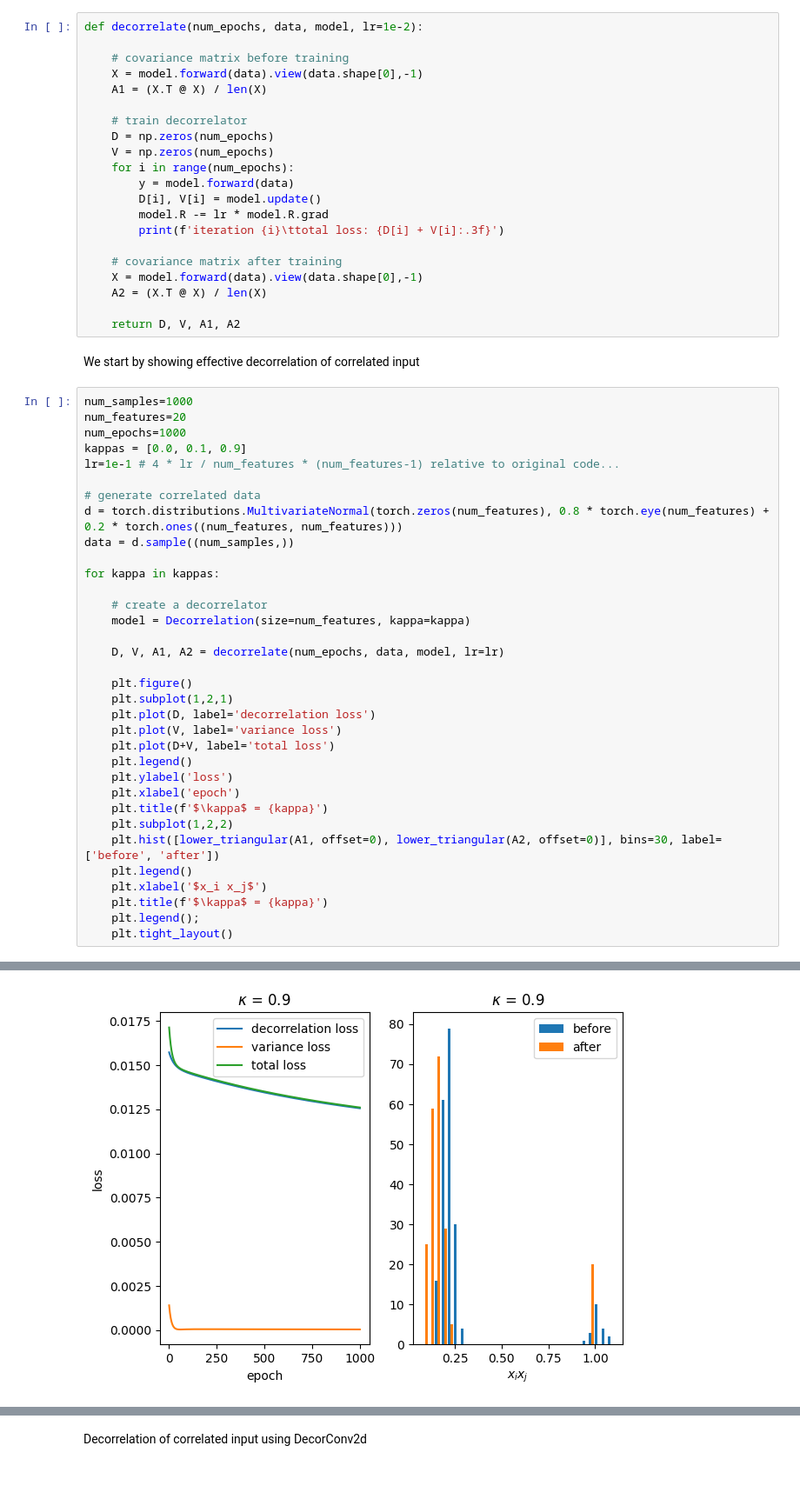
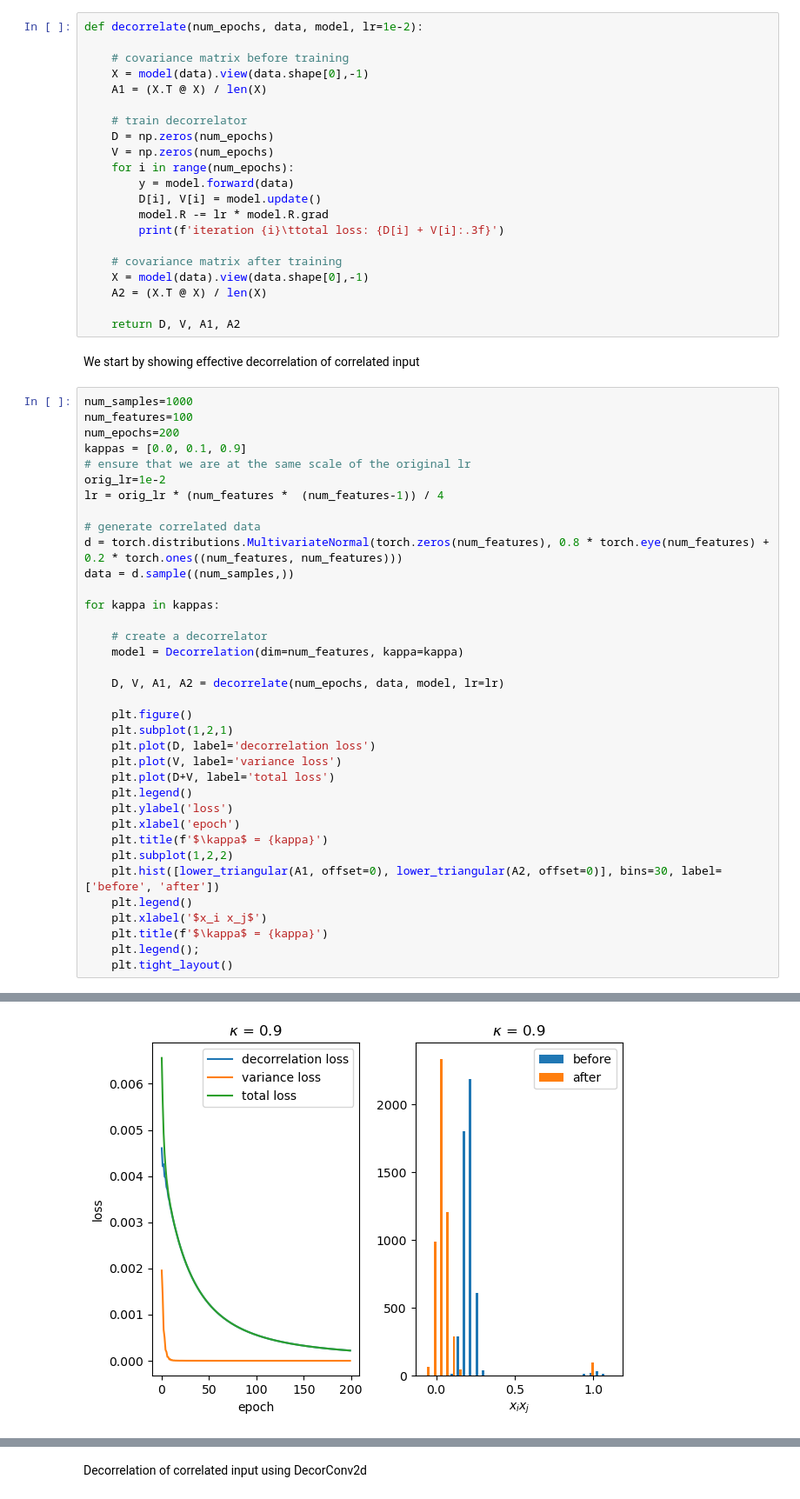
Before and after one commit to artcogsys/decorbp, a Jupyter notebook: examples/decorrelation_analysis.ipynb, the cells around one changed output, grey strips where cells are left out. Shown at 87% size. Drawn from its saved outputs; the diff is of its cells as text.

```diff
--- a/examples/decorrelation_analysis.ipynb
+++ b/examples/decorrelation_analysis.ipynb
@@ -13,7 +13,7 @@ import matplotlib.pyplot as plt
 def decorrelate(num_epochs, data, model, lr=1e-2):
 
     # covariance matrix before training
-    X = model.forward(data).view(data.shape[0],-1)
+    X = model(data).view(data.shape[0],-1)
     A1 = (X.T @ X) / len(X)
 
     # train decorrelator
@@ -26,7 +26,7 @@ def decorrelate(num_epochs, data, model, lr=1e-2):
         print(f'iteration {i}\ttotal loss: {D[i] + V[i]:.3f}')
 
     # covariance matrix after training
-    X = model.forward(data).view(data.shape[0],-1)
+    X = model(data).view(data.shape[0],-1)
     A2 = (X.T @ X) / len(X)
 
     return D, V, A1, A2
@@ -34,10 +34,12 @@ def decorrelate(num_epochs, data, model, lr=1e-2):
 We start by showing effective decorrelation of correlated input
 # %%
 num_samples=1000
-num_features=20
-num_epochs=1000
+num_features=100
+num_epochs=200
 kappas = [0.0, 0.1, 0.9]
-lr=1e-1 # 4 * lr / num_features * (num_features-1) relative to original code...
+# ensure that we are at the same scale of the original lr
+orig_lr=1e-2
+lr = orig_lr * (num_features *  (num_features-1)) / 4
 
 # generate correlated data
 d = torch.distributions.MultivariateNormal(torch.zeros(num_features), 0.8 * torch.eye(num_features) + 0.2 * torch.ones((num_features, num_features)))
@@ -46,7 +48,7 @@ data = d.sample((num_samples,))
 for kappa in kappas:
 
     # create a decorrelator
-    model = Decorrelation(size=num_features, kappa=kappa)
+    model = Decorrelation(dim=num_features, kappa=kappa)
 
     D, V, A1, A2 = decorrelate(num_epochs, data, model, lr=lr)
 
@@ -89,4 +91,4 @@ iteration 999   total loss: 0.013
-[figure, old version]
+[figure, new version]
 # %%
 # we learn a lower triangular matrix
 plt.imshow(model.R.detach().numpy() != 0);
```
Also changed, not shown: parts of 4 cells of this notebook, 3 other files.
